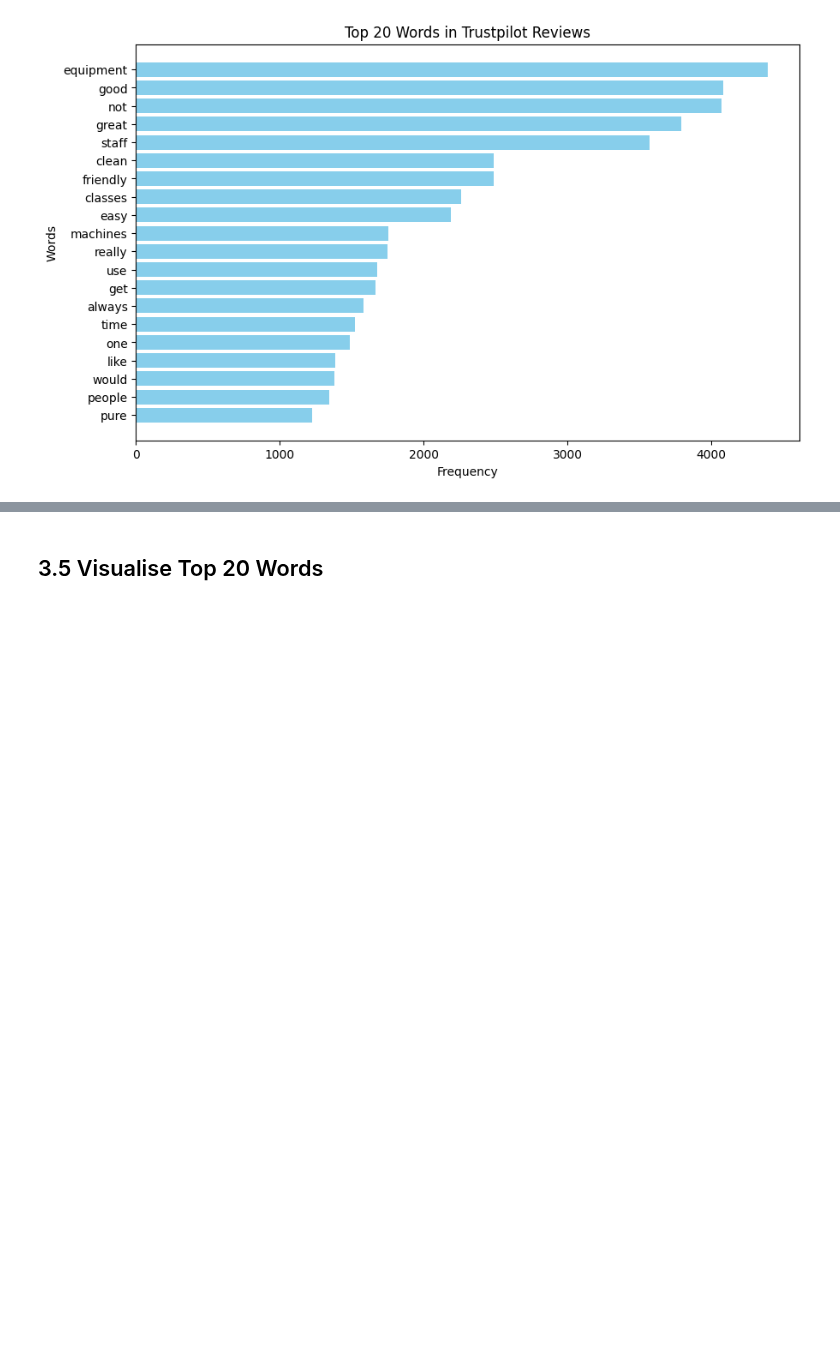
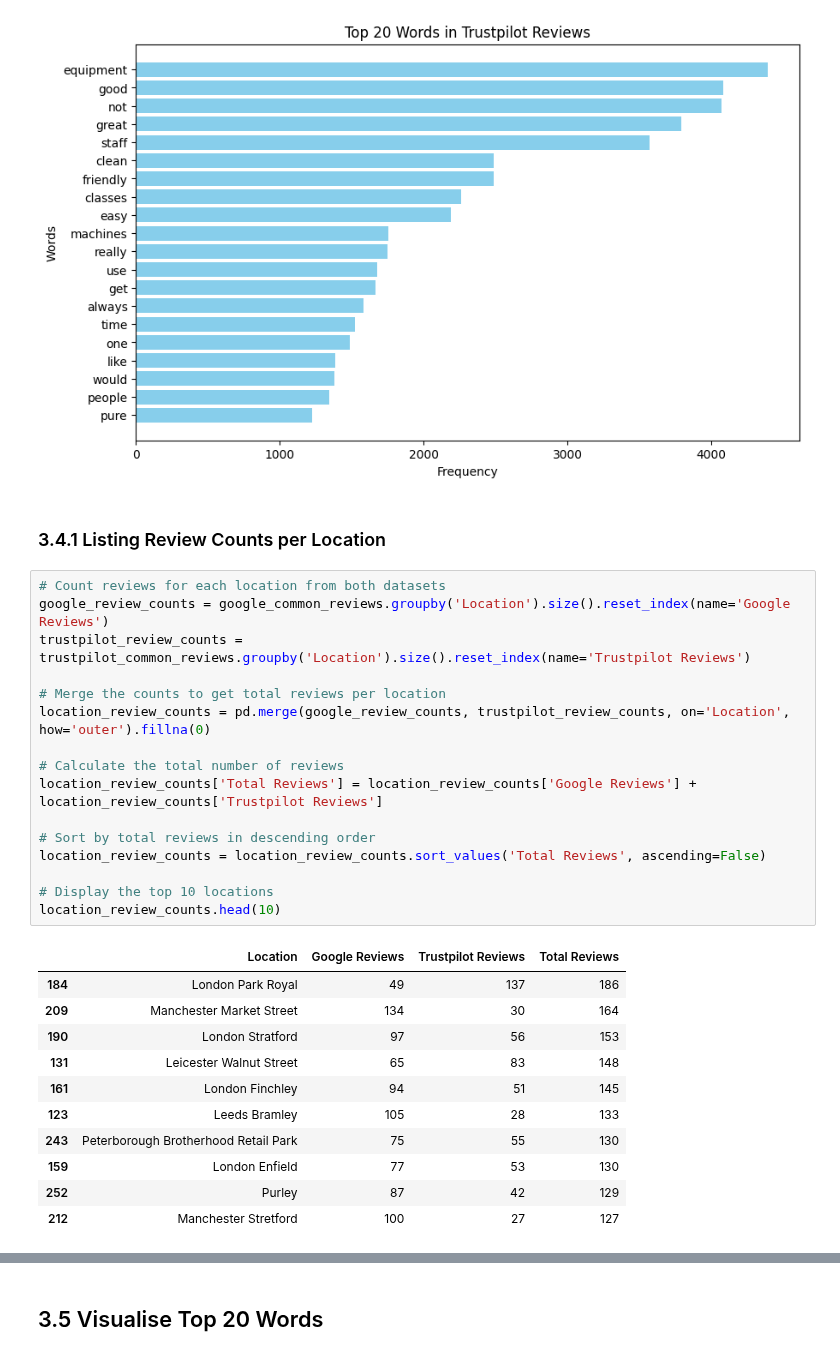
Before and after one commit to sheldonkemper/portfolio, a Jupyter notebook: KEMPER_SHELDON_CAM_C301_Week_4and5_Topic_project.ipynb, the cells around one changed output, grey strips where cells are left out. Saved outputs shown, nothing was run; the diff lists cells and outputs as text; blank space fills up the shorter version.

```diff
--- a/KEMPER_SHELDON_CAM_C301_Week_4and5_Topic_project.ipynb
+++ b/KEMPER_SHELDON_CAM_C301_Week_4and5_Topic_project.ipynb
@@ -879,3 +879,33 @@ Top 20 words in Google Reviews: [('equipment', 3608), ('great', 3555), ('good',
 [figure]
 Top 20 words in Trustpilot Reviews: [('equipment', 4395), ('good', 4080), ('not', 4069), ('great', 3788), ('staff', 3569), ('clean', 2488), ('friendly', 2488), ('classes', 2258), ('easy', 2187), ('mac ...
 [figure]
+# %% [markdown]
+### 3.4.1 Listing Review Counts per Location
+# %%
+# Count reviews for each location from both datasets
+google_review_counts = google_common_reviews.groupby('Location').size().reset_index(name='Google Reviews')
+trustpilot_review_counts = trustpilot_common_reviews.groupby('Location').size().reset_index(name='Trustpilot Reviews')
+
+# Merge the counts to get total reviews per location
+location_review_counts = pd.merge(google_review_counts, trustpilot_review_counts, on='Location', how='outer').fillna(0)
+
+# Calculate the total number of reviews
+location_review_counts['Total Reviews'] = location_review_counts['Google Reviews'] + location_review_counts['Trustpilot Reviews']
+
+# Sort by total reviews in descending order
+location_review_counts = location_review_counts.sort_values('Total Reviews', ascending=False)
+
+# Display the top 10 locations
+location_review_counts.head(10)
+# %% [output]
+|  | Location | Google Reviews | Trustpilot Reviews | Total Reviews |
+| 184 | London Park Royal | 49 | 137 | 186 |
+| 209 | Manchester Market Street | 134 | 30 | 164 |
+| 190 | London Stratford | 97 | 56 | 153 |
+| 131 | Leicester Walnut Street | 65 | 83 | 148 |
+| 161 | London Finchley | 94 | 51 | 145 |
+| 123 | Leeds Bramley | 105 | 28 | 133 |
+| 243 | Peterborough Brotherhood Retail Park | 75 | 55 | 130 |
+| 159 | London Enfield | 77 | 53 | 130 |
+| 252 | Purley | 87 | 42 | 129 |
+| 212 | Manchester Stretford | 100 | 27 | 127 |
```
Also changed, not shown: parts of 7 cells of this notebook.
